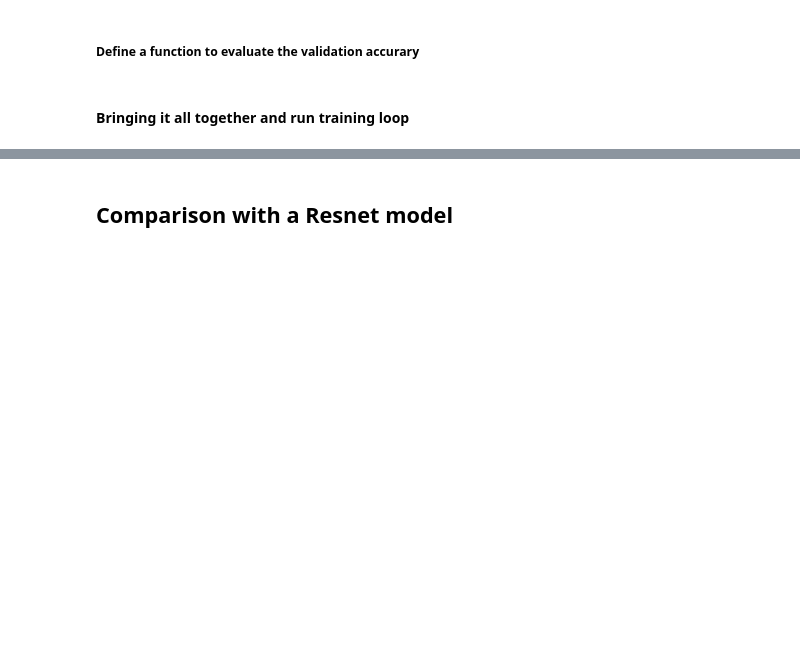
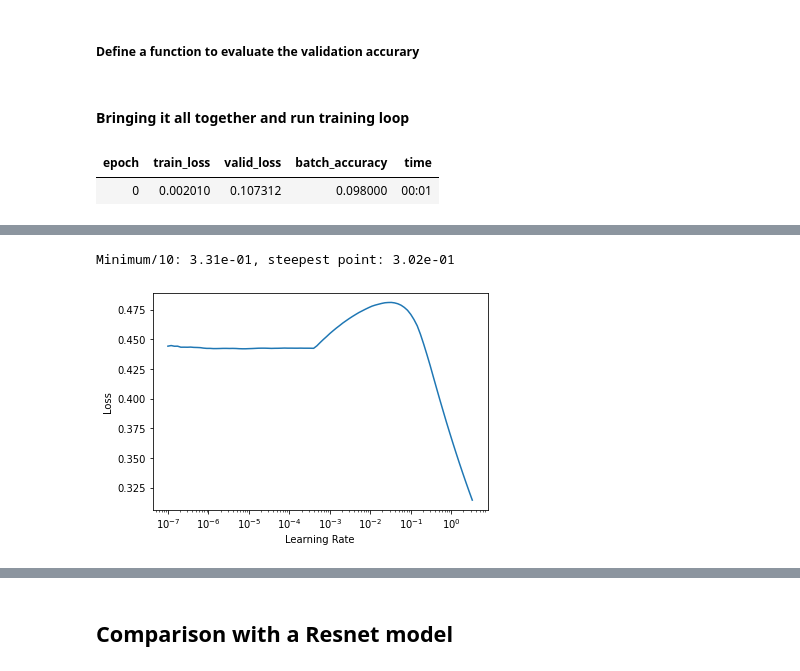
Before and after one commit to Aravinda89/fastai_bootcamp, a Jupyter notebook: Copy_of_04_mnist_full_set_template.ipynb, the cells around one changed output, grey strips where cells are left out. Cells and saved outputs as stored; diff of their text form; code cells hidden in the pictures; blank space fills up the shorter version.

```diff
--- a/Copy_of_04_mnist_full_set_template.ipynb
+++ b/Copy_of_04_mnist_full_set_template.ipynb
@@ -740,0 +914,7 @@ def linear(xb):
+# %%
+def batch_accuracy(xb, yb):
+    preds = xb.sigmoid()
+    correct = (preds>0.5) == yb
+    return correct.float().mean()
+# %%
+dls = DataLoaders(dl, valid_dl)
@@ -740,0 +924,5 @@ def linear(xb):
+# %%
+learn.fit(1, lr=0.1)
+# %% [output]
+| epoch | train_loss | valid_loss | batch_accuracy | time |
+| 0 | 0.002010 | 0.107312 | 0.098000 | 00:01 |
@@ -740,0 +942,13 @@ def linear(xb):
+# %%
+simple_net = nn.Sequential(
+    nn.Linear(28*28,30),
+    nn.ReLU(),
+    nn.Linear(30,1)
+)
+# %%
+learn = Learner(dls, simple_net, opt_func=SGD,
+                loss_func=mnist_loss, metrics=batch_accuracy)
+# %%
+lr_min, lr_steep = learn.lr_find()
+print(f"Minimum/10: {lr_min:.2e}, steepest point: {lr_steep:.2e}")
+# %% [output]
@@ -740,0 +956,2 @@ def linear(xb):
+Minimum/10: 3.31e-01, steepest point: 3.02e-01
+[figure, added]
```
Also changed, not shown: parts of 55 cells of this notebook.
